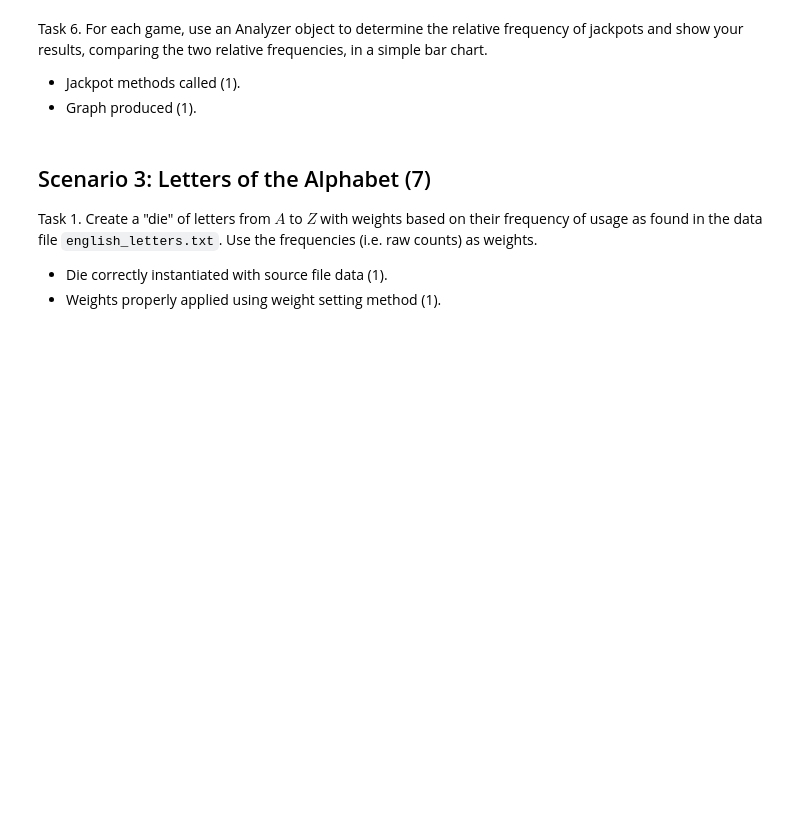
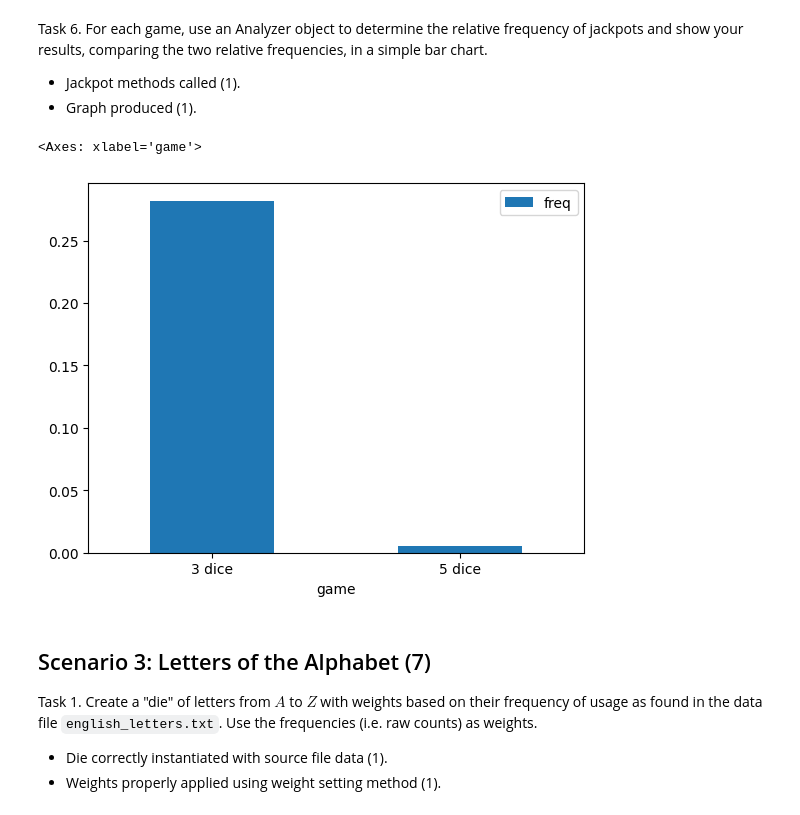
Before and after one commit to Niarfe/DS5100-dpy8wq, a Jupyter notebook: lessons/project/DS51200_FinalProjectTemplate.ipynb, the cells around one changed output. Saved outputs shown, nothing was run; the diff lists cells and outputs as text; code cells hidden in the pictures; blank space fills up the shorter version.

```diff
--- a/lessons/project/DS51200_FinalProjectTemplate.ipynb
+++ b/lessons/project/DS51200_FinalProjectTemplate.ipynb
@@ -137,12 +206,19 @@ Task 1. Create three dice, each with six sides having the faces 1 through 6.
 Task 2. Convert one of the dice to an unfair one by weighting the face $6$ five times more than the other weights (i.e. it has weight of 5 and the others a weight of 1 each).
 
 - Unfair die created with proper call to weight change method (1).
+# %%
+dice1.update_weight('6', 5)
 # %% [markdown]
 Task 3. Convert another of the dice to be unfair by weighting the face $1$ five times more than the others.
 
 - Unfair die created with proper call to weight change method (1).
+# %%
+dice2.update_weight('1', 5)
 # %% [markdown]
 Task 4. Play a game of $10000$ rolls with $5$ fair dice.
 
 - Game class properly instantiated (1).
 - Play method called properly (1).
+# %%
+game3 = Game([dice1, dice2, dice3])
+game3.play(10000)
@@ -151,3 +241,8 @@ Task 5. Play another game of $10000$ rolls, this time with $2$ unfair dice, one
 
 - Game class properly instantiated (1).
 - Play method called properly (1).
+# %%
+dice4 = Die(np.array(['1','2','3','4','5','6'], dtype='object'))
+dice5 = Die(np.array(['1','2','3','4','5','6'], dtype='object'))
+game5 = Game([dice1, dice2, dice3, dice4, dice5])
+game5.play(10000)
@@ -156,6 +265,16 @@ Task 6. For each game, use an Analyzer object to determine the relative frequenc
 
 - Jackpot methods called (1).
 - Graph produced (1).
+# %%
+analyze_game3 = Analyzer(game3)
+analyze_game5 = Analyzer(game5)
+rel_f_game3 = analyze_game3.jackpot()/1000
+rel_f_game5 = analyze_game5.jackpot()/1000
+df = pd.DataFrame({'game':['3 dice', '5 dice'], 'freq':[rel_f_game3, rel_f_game5]})
+df.plot.bar(x='game', y='freq', rot=0)
+# %% [output]
+<Axes: xlabel='game'>
+[figure, added]
 # %% [markdown]
 ## Scenario 3: Letters of the Alphabet (7)
 
```
Also changed, not shown: parts of 10 cells of this notebook, 3 other files.
